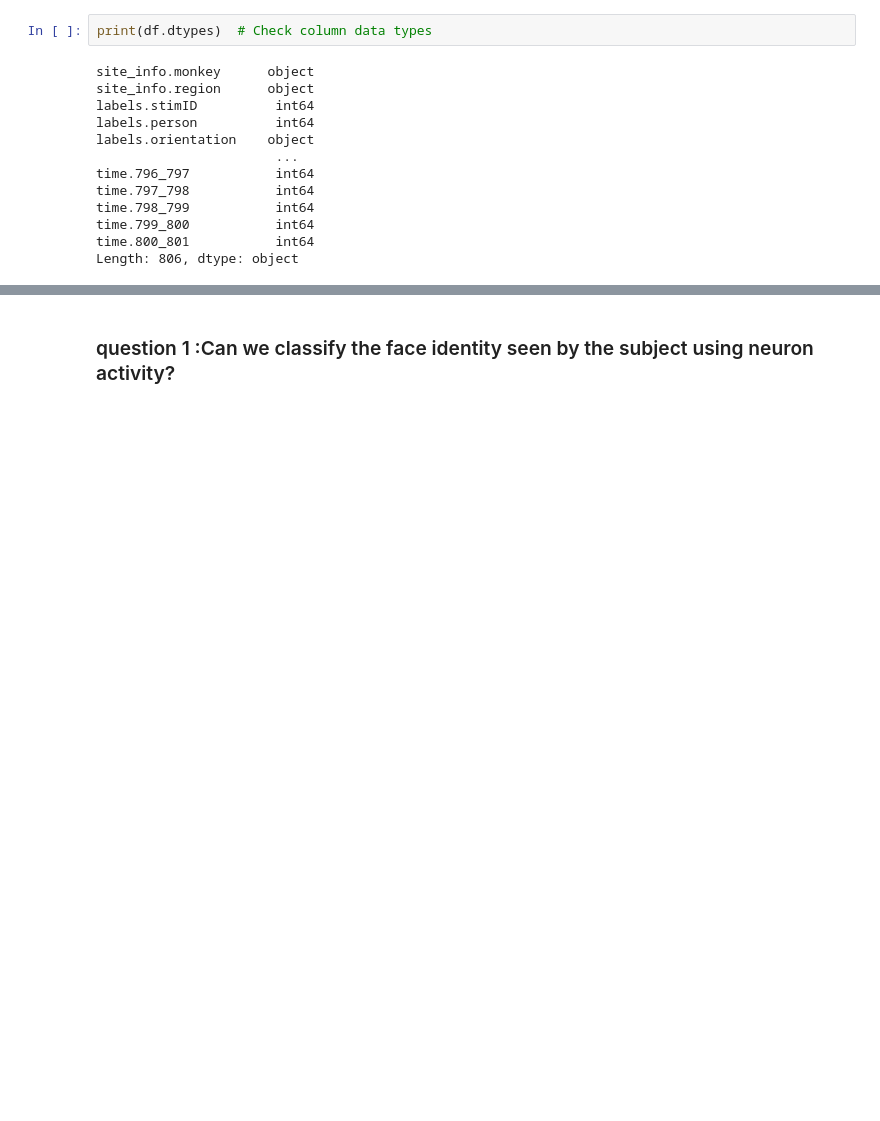
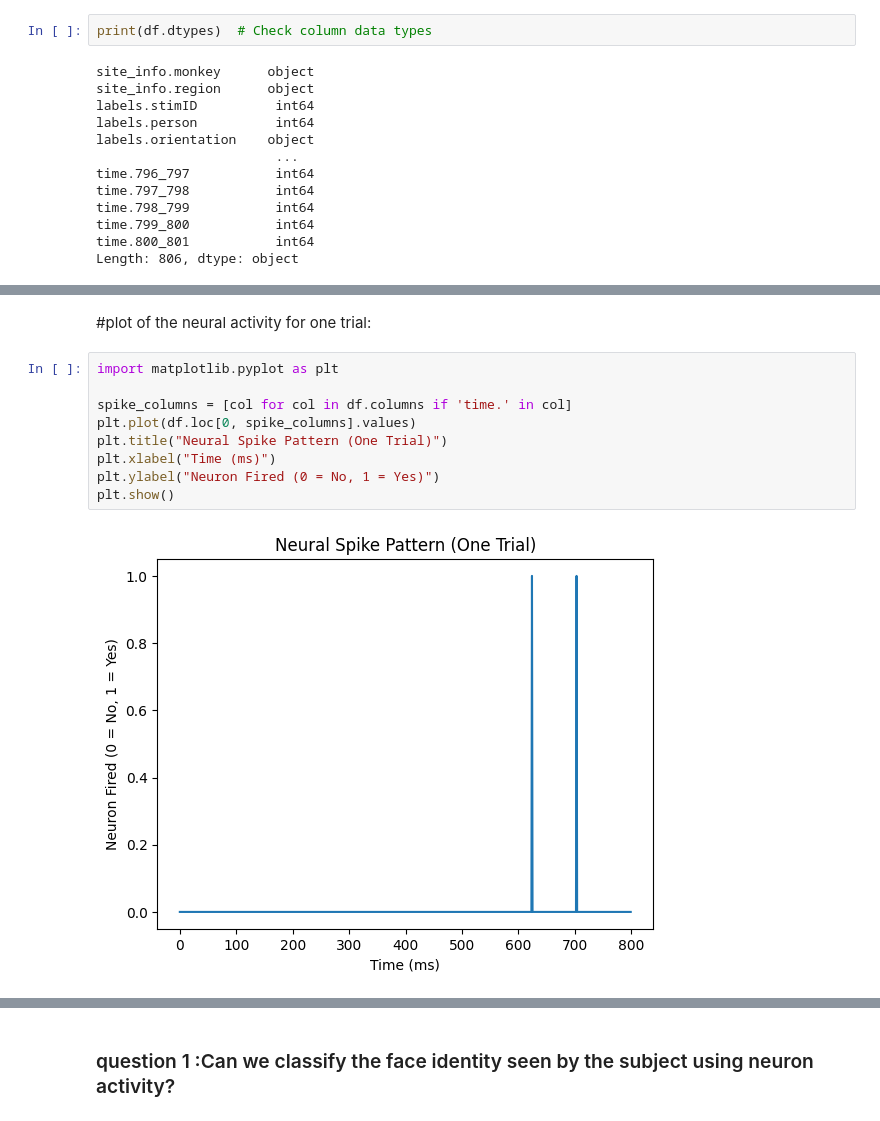
Before and after one commit to sukaina13/CMSE381rep2, a Jupyter notebook: ProjectTemplate.ipynb, the cells around one changed output, grey strips where cells are left out. Drawn from its saved outputs; the diff is of its cells as text; blank space fills up the shorter version.

```diff
--- a/ProjectTemplate.ipynb
+++ b/ProjectTemplate.ipynb
@@ -125,0 +156,13 @@ Length: 806, dtype: object
+# %% [markdown]
+#plot of the neural activity for one trial:
+# %%
+import matplotlib.pyplot as plt
+
+spike_columns = [col for col in df.columns if 'time.' in col]
+plt.plot(df.loc[0, spike_columns].values)
+plt.title("Neural Spike Pattern (One Trial)")
+plt.xlabel("Time (ms)")
+plt.ylabel("Neuron Fired (0 = No, 1 = Yes)")
+plt.show()
+# %% [output]
+[figure, added]
```
Also changed, not shown: parts of 7 cells of this notebook.
